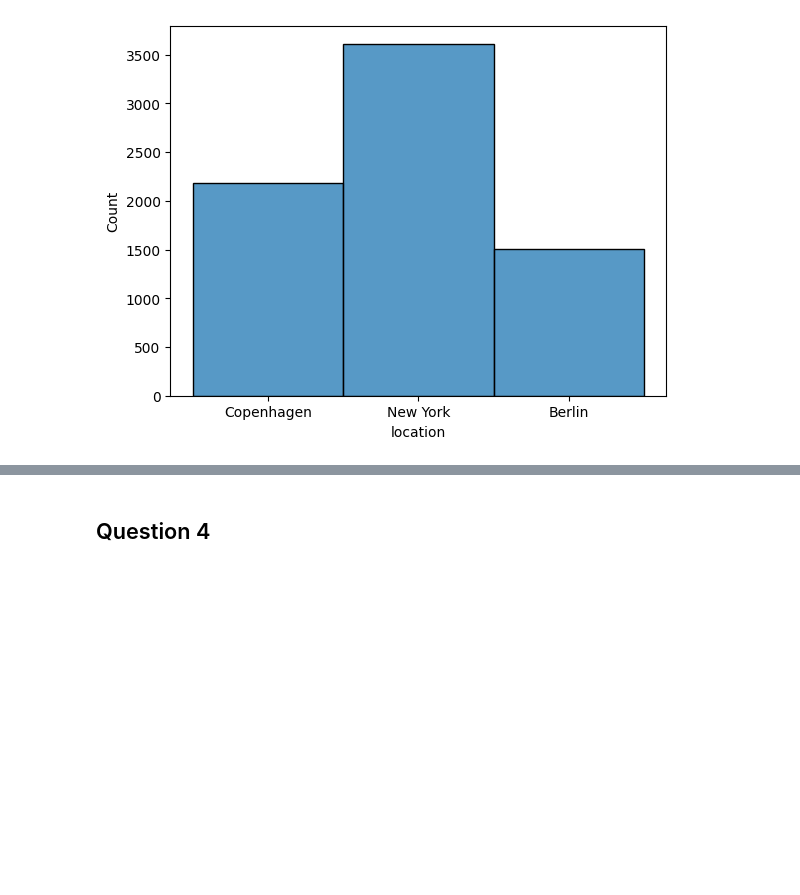
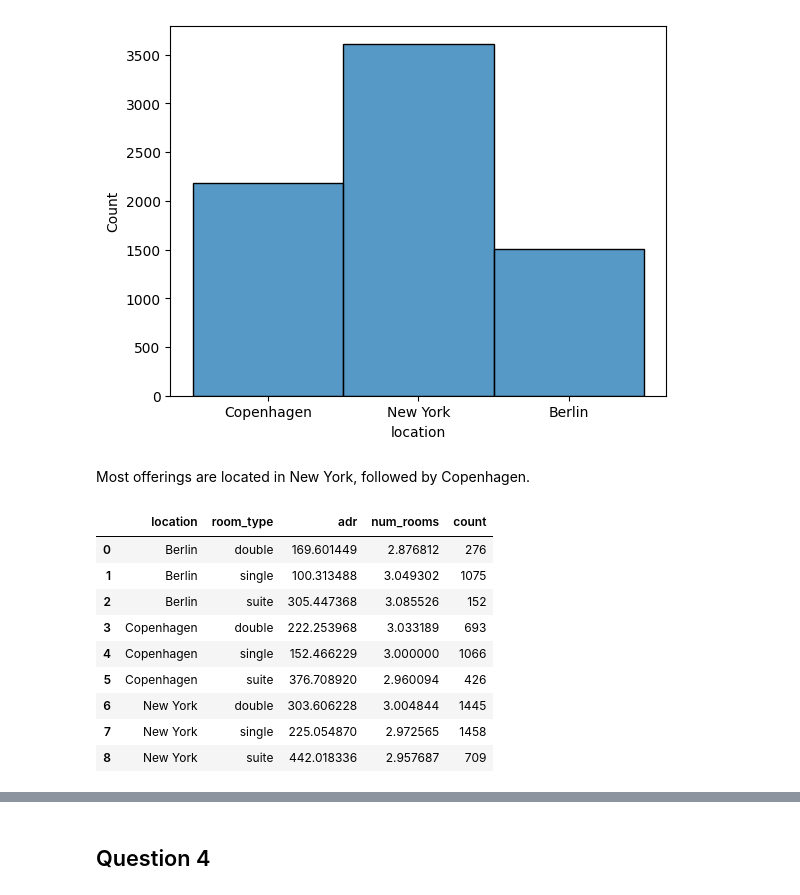
Before and after one commit to mortgad/PricingExam, a Jupyter notebook: exam2024.ipynb, the cells around one changed output, grey strips where cells are left out. Drawn from its saved outputs; the diff is of its cells as text; code cells hidden in the pictures; blank space fills up the shorter version.

```diff
--- a/exam2024.ipynb
+++ b/exam2024.ipynb
@@ -189,3 +241,18 @@ sns.histplot(df['location'])
 # %% [output]
 <Axes: xlabel='location', ylabel='Count'>
 [figure]
+# %% [markdown]
+Most offerings are located in New York, followed by Copenhagen.
+# %%
+df.groupby(['location', 'room_type']).agg({'adr': 'mean', 'num_rooms': 'mean', 'month': 'count'}).reset_index().rename(columns={'month': 'count'})
+# %% [output]
+|  | location | room_type | adr | num_rooms | count |
+| 0 | Berlin | double | 169.601449 | 2.876812 | 276 |
+| 1 | Berlin | single | 100.313488 | 3.049302 | 1075 |
+| 2 | Berlin | suite | 305.447368 | 3.085526 | 152 |
+| 3 | Copenhagen | double | 222.253968 | 3.033189 | 693 |
+| 4 | Copenhagen | single | 152.466229 | 3.000000 | 1066 |
+| 5 | Copenhagen | suite | 376.708920 | 2.960094 | 426 |
+| 6 | New York | double | 303.606228 | 3.004844 | 1445 |
+| 7 | New York | single | 225.054870 | 2.972565 | 1458 |
+| 8 | New York | suite | 442.018336 | 2.957687 | 709 |
```
Also changed, not shown: parts of 17 cells of this notebook.
